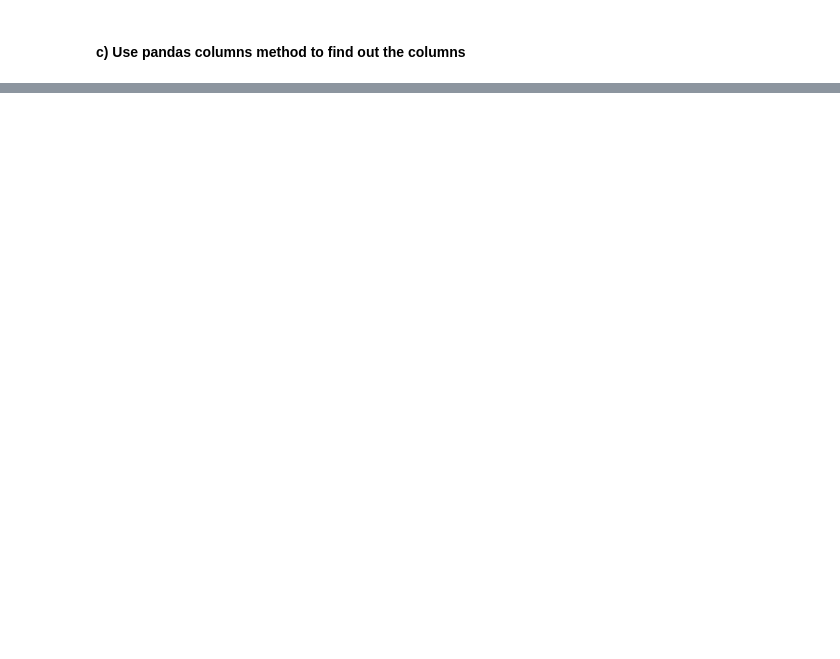
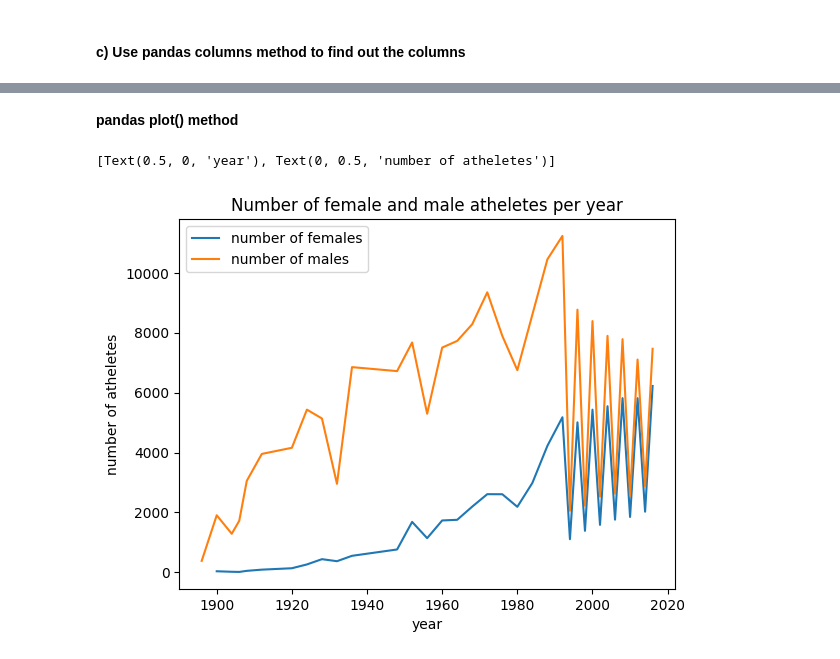
Before and after one commit to katryl-yh/data-platforms-katrin-rylander-de24, a Jupyter notebook: exercises/exercise_1_kg/excercie_1_3_kg.ipynb, the cells around one changed output, grey strips where cells are left out. Drawn from its saved outputs; the diff is of its cells as text; code cells hidden in the pictures; blank space fills up the shorter version.

```diff
--- a/exercises/exercise_1_kg/excercie_1_3_kg.ipynb
+++ b/exercises/exercise_1_kg/excercie_1_3_kg.ipynb
@@ -54,0 +288,10 @@ my_df.head()
+# %%
+year_male_female_df = duckdb.query(
+    """
+    SELECT Year, Sex, COUNT(Sex)
+    FROM athlete_events_df
+    WHERE Sex in ['M', 'F']
+    GROUP BY Year, Sex
+    ORDER BY Year ASC
+    """
+    ).df()
@@ -54,0 +307,17 @@ my_df.head()
+# %%
+# Pivoting the DataFrame
+pivoted_year_male_female_df = year_male_female_df.pivot_table(
+    index='Year',
+    columns='Sex',
+    values='count(Sex)',
+    aggfunc='sum')
+# %%
+# Resetting the index to turn 'year' into a column
+pivoted_year_male_female_df = pivoted_year_male_female_df.reset_index()
+# %%
+# Renaming the columns
+pivoted_year_male_female_df.columns.name = None  # Remove the column name
+pivoted_year_male_female_df.rename(columns={'F': 'number of females', 'M': 'number of males'}, inplace=True)
+
+# Display the result
+pivoted_year_male_female_df.head()
@@ -54,0 +331,15 @@ my_df.head()
+# %% [markdown]
+**pandas plot() method**
+# %%
+ax = pivoted_year_male_female_df.plot(
+    x = 'Year',
+    kind = "line",
+    title = "Number of female and male atheletes per year",
+    rot = 0,
+    fontsize = 10
+    )
+ax.set(xlabel = "year",
+       ylabel = "number of atheletes")
+# %% [output]
+[Text(0.5, 0, 'year'), Text(0, 0.5, 'number of atheletes')]
+[figure, added]
```
Also changed, not shown: parts of 33 cells of this notebook, 1 other file.
